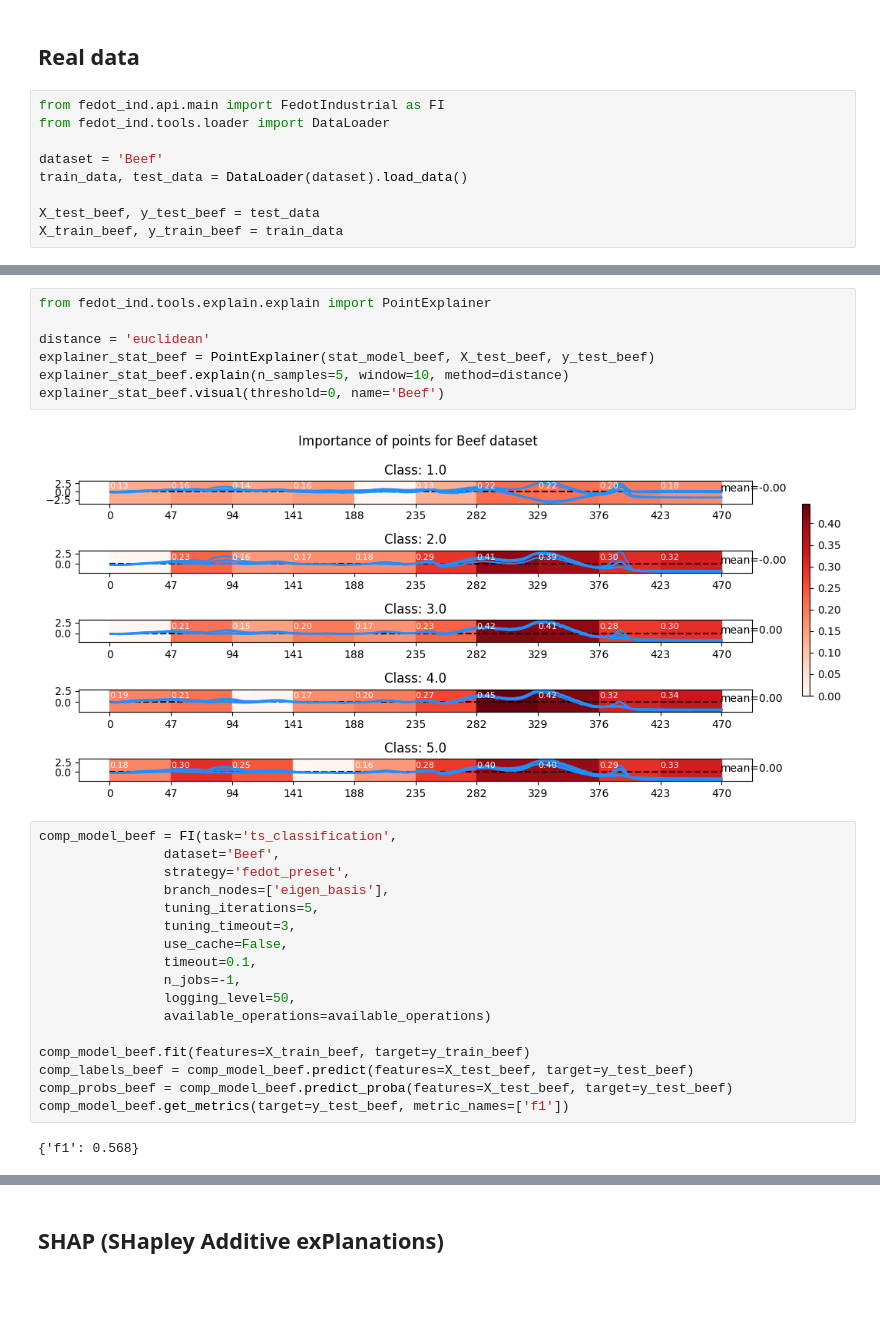
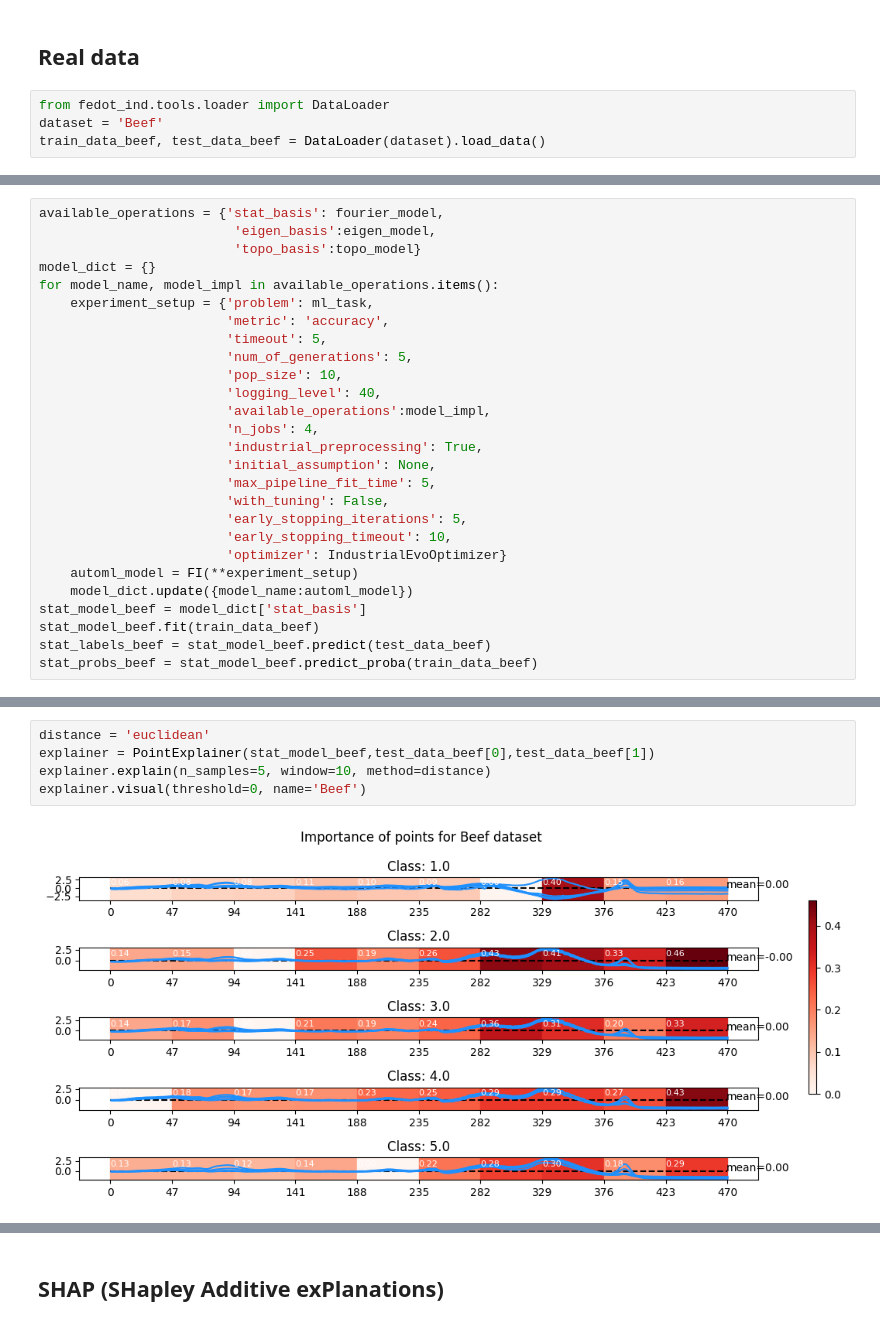
Before and after one commit to aimclub/Fedot.Industrial, a Jupyter notebook: examples/explainability.ipynb, the cells around one changed output, grey strips where cells are left out. Cells and saved outputs as stored; diff of their text form; blank space fills up the shorter version.

```diff
--- a/examples/explainability.ipynb
+++ b/examples/explainability.ipynb
@@ -131,11 +118,6 @@ explainer.visual(threshold=0, name='Custom'+'_'+distance)
 # %% [markdown]
 ## Real data
 # %%
-from fedot_ind.api.main import FedotIndustrial as FI
 from fedot_ind.tools.loader import DataLoader
-
 dataset = 'Beef'
-train_data, test_data = DataLoader(dataset).load_data()
-
-X_test_beef, y_test_beef = test_data
-X_train_beef, y_train_beef = train_data
+train_data_beef, test_data_beef = DataLoader(dataset).load_data()
@@ -173,0 +124,27 @@ stat_model_beef.get_metrics(target=y_test_beef, metric_names=['f1'])
+# %%
+available_operations = {'stat_basis': fourier_model,
+                         'eigen_basis':eigen_model,
+                         'topo_basis':topo_model}
+model_dict = {}
+for model_name, model_impl in available_operations.items():
+    experiment_setup = {'problem': ml_task,
+                        'metric': 'accuracy',
+                        'timeout': 5,
+                        'num_of_generations': 5,
+                        'pop_size': 10,
+                        'logging_level': 40,
+                        'available_operations':model_impl,
+                        'n_jobs': 4,
+                        'industrial_preprocessing': True,
+                        'initial_assumption': None,
+                        'max_pipeline_fit_time': 5,
+                        'with_tuning': False,
+                        'early_stopping_iterations': 5,
+                        'early_stopping_timeout': 10,
+                        'optimizer': IndustrialEvoOptimizer}
+    automl_model = FI(**experiment_setup)
+    model_dict.update({model_name:automl_model})
+stat_model_beef = model_dict['stat_basis']
+stat_model_beef.fit(train_data_beef)
+stat_labels_beef = stat_model_beef.predict(test_data_beef)
+stat_probs_beef = stat_model_beef.predict_proba(train_data_beef)
@@ -174,28 +159,7 @@ stat_model_beef.get_metrics(target=y_test_beef, metric_names=['f1'])
 # %%
-from fedot_ind.tools.explain.explain import PointExplainer
-
 distance = 'euclidean'
-explainer_stat_beef = PointExplainer(stat_model_beef, X_test_beef, y_test_beef)
-explainer_stat_beef.explain(n_samples=5, window=10, method=distance)
-explainer_stat_beef.visual(threshold=0, name='Beef')
+explainer = PointExplainer(stat_model_beef,test_data_beef[0],test_data_beef[1])
+explainer.explain(n_samples=5, window=10, method=distance)
+explainer.visual(threshold=0, name='Beef')
 # %% [output]
-[figure, old version]
+[figure, new version]
-# %%
-comp_model_beef = FI(task='ts_classification',
-                dataset='Beef',
-                strategy='fedot_preset',
-                branch_nodes=['eigen_basis'],
-                tuning_iterations=5,
-                tuning_timeout=3,
-                use_cache=False,
-                timeout=0.1,
-                n_jobs=-1,
-                logging_level=50,
-                available_operations=available_operations)
-
-comp_model_beef.fit(features=X_train_beef, target=y_train_beef)
-comp_labels_beef = comp_model_beef.predict(features=X_test_beef, target=y_test_beef)
-comp_probs_beef = comp_model_beef.predict_proba(features=X_test_beef, target=y_test_beef)
-comp_model_beef.get_metrics(target=y_test_beef, metric_names=['f1'])
-# %% [output]
-{'f1': 0.568}
```
Also changed, not shown: parts of 44 cells of this notebook, 9 other files.
